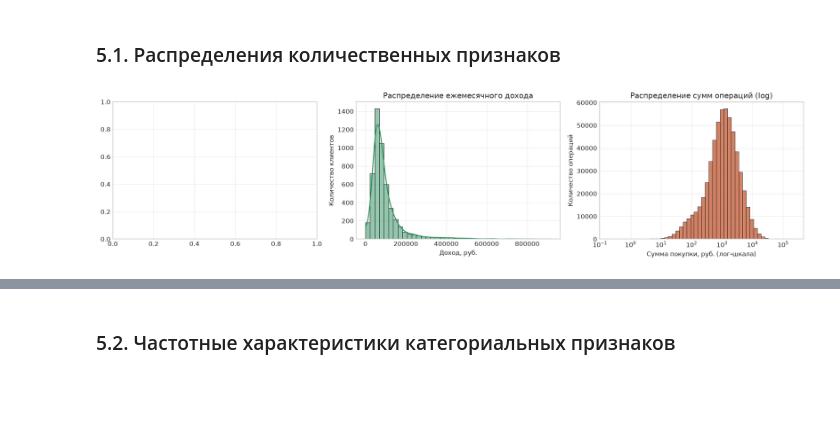
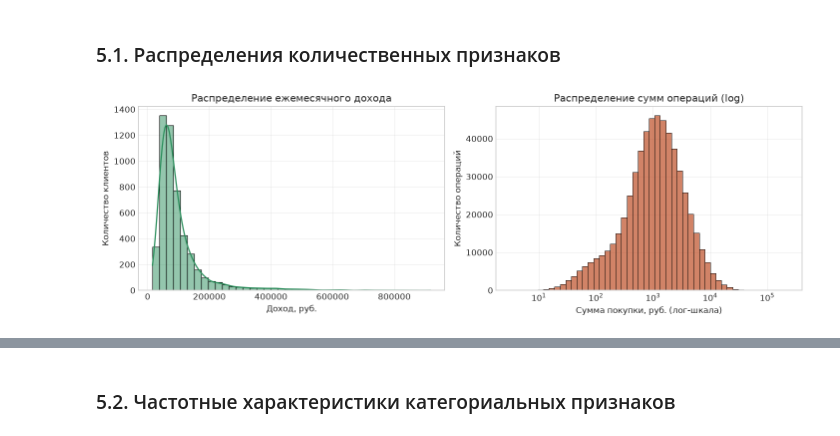
Before and after one commit to fnkb108/Dzidzenka_Mikita_Lab1, a Jupyter notebook: 01_analysis.ipynb, the cells around one changed output, grey strips where cells are left out. Saved outputs shown, nothing was run; the diff lists cells and outputs as text; code cells hidden in the pictures; blank space fills up the shorter version.

```diff
--- a/01_analysis.ipynb
+++ b/01_analysis.ipynb
@@ -329,6 +328,8 @@ clients_clean['has_mobile_app'] = (
 clients_clean['marketing_opt_in'] = (
     clients_clean['marketing_opt_in'].map(bool_map).astype('boolean')
 )
+
+txn_clean['txn_id'] = txn_clean['txn_id'].astype(str)
 # %% [markdown]
 ### 3.2. Категориальные признаки
 # %%
@@ -341,11 +342,17 @@ city_mapping = {
     'Екатеринбург': 'Екатеринбург', 'ЕКАТЕРИНБУРГ': 'Екатеринбург', 'г.Екатеринбург': 'Екатеринбург'
 }
 n_city_variants = int((clients_clean['city'] != clients_clean['city'].str.strip().map(city_mapping)).sum())
-clients_clean['city_norm'] = clients_clean['city'].str.strip().map(lambda x: city_mapping.get(x, x))
-print(f"Нормализовано строк городов: {n_city_variants}. Распределение городов:\n", clients_clean['city_norm'].value_counts())
+clients_clean['city'] = clients_clean['city'].str.strip().map(lambda x: city_mapping.get(x, x))
+print(f"Нормализовано строк городов: {n_city_variants}. Распределение городов:\n", clients_clean['city'].value_counts())
 
-clients_categorical = ['gender', 'city', 'segment', 'loyalty_tier', 'card_type', 'income_source']
+clients_categorical = ['gender', 'city', 'segment', 'card_type', 'income_source', 'branch_code']
 clients_clean[clients_categorical] = clients_clean[clients_categorical].astype('category')
+
+LOYALTY_ORDER = ['Базовый', 'Серебро', 'Золото', 'Платина']
+clients_clean['loyalty_tier'] = pd.Categorical(clients_clean['loyalty_tier'], categories=LOYALTY_ORDER, ordered=True)
+
+SATISFACTION_ORDER = [1, 2, 3, 4, 5]
+clients_clean['satisfaction_score'] = pd.Categorical(clients_clean['satisfaction_score'], categories=SATISFACTION_ORDER, ordered=True)
 
 
 category_mapping = {
@@ -354,8 +361,8 @@ category_mapping = {
     'Связь и Интернет': 'Связь и интернет'
 }
 n_cat_changed = int(txn_clean['category'].isin(category_mapping.keys()).sum())
-txn_clean['category_norm'] = txn_clean['category'].replace(category_mapping)
-print(f"\nНормализовано категорий транзакций: {n_cat_changed}. Распределение категорий:\n", txn_clean['category_norm'].value_counts())
+txn_clean['category'] = txn_clean['category'].replace(category_mapping)
+print(f"\nНормализовано категорий транзакций: {n_cat_changed}. Распределение категорий:\n", txn_clean['category'].value_counts())
 
 tx_categorical = ['currency', 'category', 'channel', 'status', 'mcc_code']
 txn_clean[tx_categorical] = txn_clean[tx_categorical].astype('category')
@@ -562,43 +1090,19 @@ cleaning_log = pd.DataFrame(columns=[
 # %% [markdown]
 ### 5.1. Распределения количественных признаков
 # %%
-fig, axes = plt.subplots(1, 3, figsize=(16, 4))
+fig, axes = plt.subplots(1, 2, figsize=(12, 4))
 
-# 1. Возраст клиентов
-# sns.histplot(clients_clean['birth_date'], bins=30, kde=True, ax=axes[0], color="#2b5c8f")
-# axes[0].set_title("Распределение возраста клиентов")
-# axes[0].set_xlabel("Возраст, лет")
-# axes[0].set_ylabel("Количество клиентов")
+sns.histplot(clients_clean['monthly_income'].dropna(), bins=40, kde=True, ax=axes[0], color="#2b8f5c")
+axes[0].set_title("Распределение ежемесячного дохода")
+axes[0].set_xlabel("Доход, руб.")
+axes[0].set_ylabel("Количество клиентов")
 
-# 2. Доход клиентов
-sns.histplot(clients_clean['monthly_income'].dropna(), bins=40, kde=True, ax=axes[1], color="#2b8f5c")
-axes[1].set_title("Распределение ежемесячного дохода")
-axes[1].set_xlabel("Доход, руб.")
-axes[1].set_ylabel("Количество клиентов")
-
-# 3. Суммы покупок
-sns.histplot(txn_valid['amount'], bins=50, ax=axes[2], color="#c25934", log_scale=True)
-axes[2].set_title("Распределение сумм операций (log)")
-axes[2].set_xlabel("Сумма покупки, руб. (лог-шкала)")
-axes[2].set_ylabel("Количество операций")
+sns.histplot(txn_clean['amount'], bins=50, ax=axes[1], color="#c25934", log_scale=True)
+axes[1].set_title("Распределение сумм операций (log)")
+axes[1].set_xlabel("Сумма покупки, руб. (лог-шкала)")
+axes[1].set_ylabel("Количество операций")
 
 plt.tight_layout()
 plt.show()
-
-# Обоснование выбора мер центра и разброса
-stats_summary = pd.DataFrame({
-    'Признак': ['Возраст (лет)', 'Доход (руб.)', 'Сумма покупки (руб.)'],
-    'Форма распределения': ['Умеренно симметричное', 'Сильная правосторонняя асимметрия', 'Экстремальная правосторонняя асимметрия'],
-    'Выбранная мера центра': ['Среднее (48.4 лет)', 'Медиана (72 500 руб.)', 'Медиана (1 073.4 руб.)'],
-    'Выбранная мера разброса': ['Станд. отклонение (14.2 лет)', 'IQR (52 300 — 107 600 руб.)', 'IQR (493.5 — 2 271.8 руб.)'],
-    'Обоснование': [
-        'Распределение близко к нормальному, среднее устойчиво',
-        'Высокий правый хвост (топ-менеджеры, предприниматели) смещает среднее (95 114 руб.)',
-        'Наличие крупных покупок смещает среднее (1 874.5 руб.) почти вдвое выше типичной покупки'
-    ]
-})
-display(stats_summary)
-
-#TODO:убрать график возраста и убрать таблицу низу на свое (самостоятельно написанное) описание в md строке
 # %% [output]
-[figure, old version]
+[figure, new version]
```
Also changed, not shown: parts of 24 cells of this notebook.
